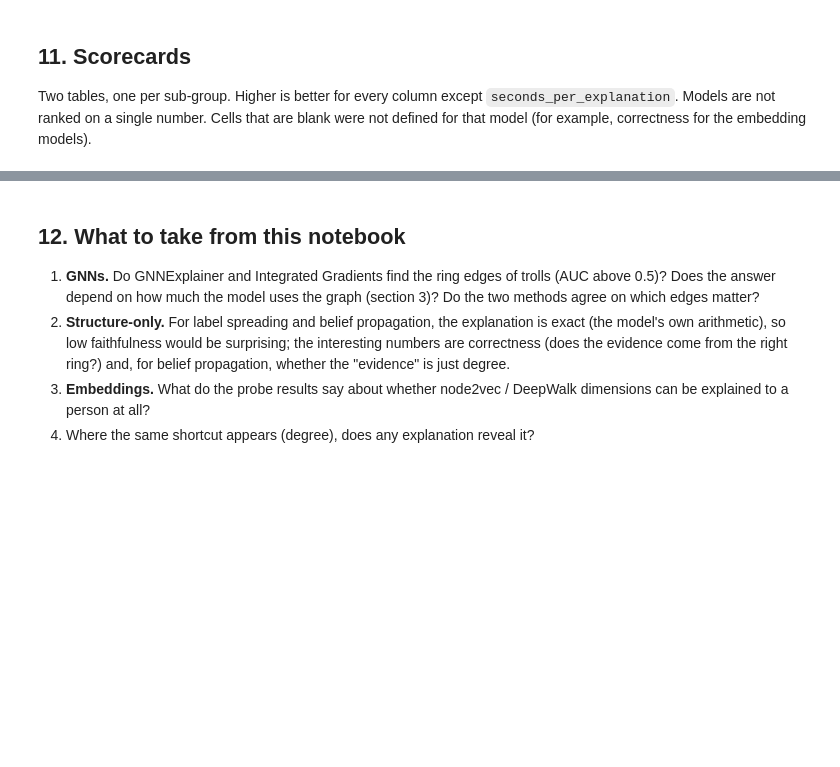
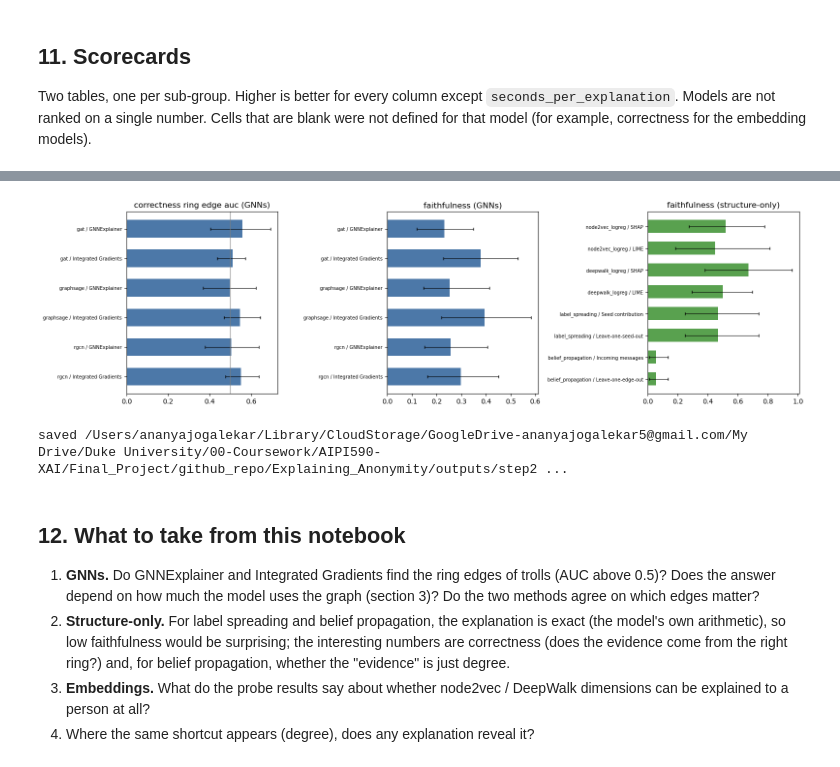
Before and after one commit to ananyafied/Explaining_Anonymity, a Jupyter notebook: notebooks/05_explain_graph.ipynb, the cells around one changed output, grey strips where cells are left out. Drawn from its saved outputs; the diff is of its cells as text; code cells hidden in the pictures; blank space fills up the shorter version.

```diff
--- a/notebooks/05_explain_graph.ipynb
+++ b/notebooks/05_explain_graph.ipynb
@@ -611,28 +1154,70 @@ display(EMB_PROBE.round(3))
 # %%
 fig, axes = plt.subplots(1, 3, figsize=(16, 4.5))
-for ax, (crit, sc) in zip(axes, [("correctness_ring_edge_auc", SC_GNN), ("faithfulness", SC_GNN), ("faithfulness", SC_STRUCT)]):
+for ax, (crit, sc) in zip(
+    axes,
+    [
+        ("correctness_ring_edge_auc", SC_GNN),
+        ("faithfulness", SC_GNN),
+        ("faithfulness", SC_STRUCT),
+    ],
+):
     d = sc.df[sc.df.criterion == crit]
     d = d[~d.method.str.contains(" vs ")].reset_index(drop=True)
     y = np.arange(len(d))
     ax.barh(y, d["value"], 0.6, color="#4C78A8" if sc is SC_GNN else "#59A14F")
-    ax.errorbar(d["value"], y, xerr=[(d["value"] - d["ci_low"]).clip(lower=0), (d["ci_high"] - d["value"]).clip(lower=0)], fmt="none", ecolor="black", lw=0.8, capsize=2)
+    ax.errorbar(
+        d["value"],
+        y,
+        xerr=[
+            (d["value"] - d["ci_low"]).clip(lower=0),
+            (d["ci_high"] - d["value"]).clip(lower=0),
+        ],
+        fmt="none",
+        ecolor="black",
+        lw=0.8,
+        capsize=2,
+    )
     ax.set_yticks(y)
     ax.set_yticklabels(d["model"] + " / " + d["method"], fontsize=7)
     ax.invert_yaxis()
     ax.axvline(0.5 if "auc" in crit else 0, color="gray", lw=0.8)
-    ax.set_title(crit.replace("_", " ") + (" (GNNs)" if sc is SC_GNN else " (structure-only)"))
+    ax.set_title(
+        crit.replace("_", " ") + (" (GNNs)" if sc is SC_GNN else " (structure-only)")
+    )
 plt.tight_layout()
 plt.show()
+# %% [output]
+[figure, added]
 # %%
 SC_ALL = xm.Scorecard("graph")
 SC_ALL.rows = SC_GNN.rows + SC_STRUCT.rows
-xio.save_scorecard(D, FAMILY, SC_ALL, reload_checks=CHECKS, meta=dict(
-    seed=SEED, quick=QUICK, n_per_kind=N_PER_KIND, n_per_kind_prop=N_PER_KIND_PROP, gnnexp_epochs=GNNEXP_EPOCHS, ig_steps=IG_STEPS,
-    ks_edges=KS_EDGES, ks_seeds=KS_SEEDS, ks_dims=KS_DIMS, pool=POOL, noise_frac=NOISE_FRAC,
-    libraries={"shap": shap.__version__}))
+xio.save_scorecard(
+    D,
+    FAMILY,
+    SC_ALL,
+    reload_checks=CHECKS,
+    meta=dict(
+        seed=SEED,
+        quick=QUICK,
+        n_per_kind=N_PER_KIND,
+        n_per_kind_prop=N_PER_KIND_PROP,
+        gnnexp_epochs=GNNEXP_EPOCHS,
+        ig_steps=IG_STEPS,
+        ks_edges=KS_EDGES,
+        ks_seeds=KS_SEEDS,
+        ks_dims=KS_DIMS,
+        pool=POOL,
+        noise_frac=NOISE_FRAC,
+        libraries={"shap": shap.__version__},
+    ),
+)
 xio.save_table(D, FAMILY, "reliance_probe", PROBE.reset_index())
 xio.save_table(D, FAMILY, "embedding_probe", EMB_PROBE.reset_index())
-pd.DataFrame(INST_ROWS).to_csv(xio.out_dir(D, FAMILY) / "per_instance_scores_gnn.csv", index=False)
+pd.DataFrame(INST_ROWS).to_csv(
+    xio.out_dir(D, FAMILY) / "per_instance_scores_gnn.csv", index=False
+)
+# %% [output]
+saved /Users/ananyajogalekar/Library/CloudStorage/GoogleDrive-ananyajogalekar5@gmail.com/My Drive/Duke University/00-Coursework/AIPI590-XAI/Final_Project/github_repo/Explaining_Anonymity/outputs/step2 ...
 # %% [markdown]
 ## 12. What to take from this notebook
 
```
Also changed, not shown: parts of 19 cells of this notebook, 23 other files.
